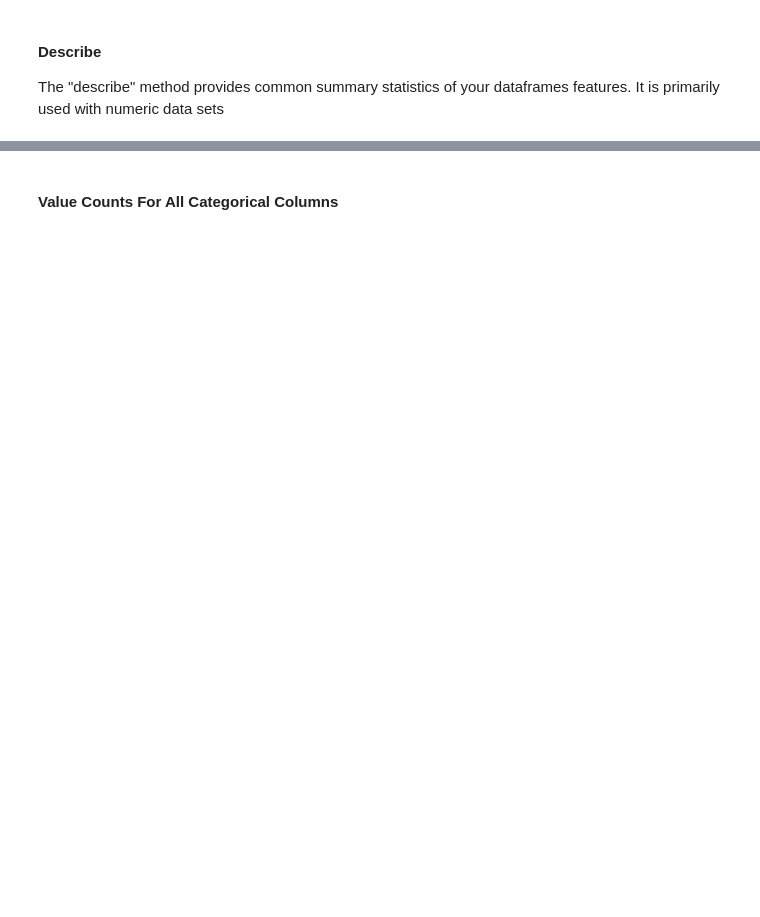
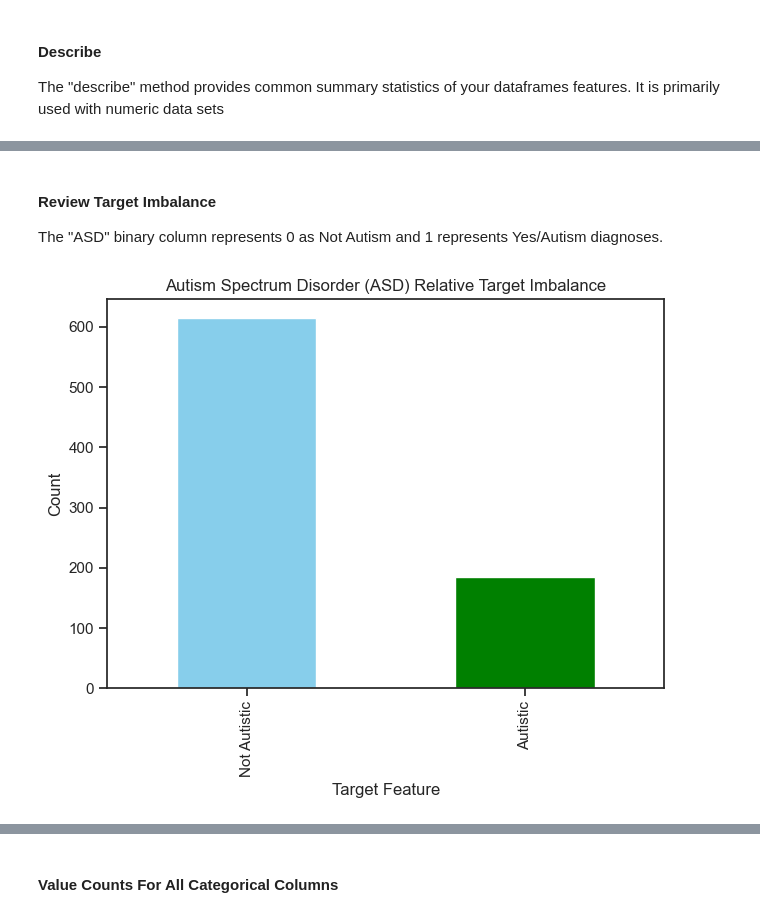
Before and after one commit to duncancalvert/ds_notes, a Jupyter notebook: reusable_templates/predictive_analytics_structured_data/ml_classification_w_structured_data.ipynb, the cells around one changed output, grey strips where cells are left out. Saved outputs shown, nothing was run; the diff lists cells and outputs as text; code cells hidden in the pictures; blank space fills up the shorter version.

```diff
--- a/reusable_templates/predictive_analytics_structured_data/ml_classification_w_structured_data.ipynb
+++ b/reusable_templates/predictive_analytics_structured_data/ml_classification_w_structured_data.ipynb
@@ -73,7 +78,8 @@ pd.options.display.float_format = '{:,.7}'.format
 # %% [markdown]
 #### Loading a CSV
 # %%
-df = pd.read_csv('/Users/attis/Desktop/Autism-prediction/train.csv')
+df_train = pd.read_csv('/Users/attis/Desktop/Autism-prediction/train.csv')
+df_test = pd.read_csv('/Users/attis/Desktop/Autism-prediction/test.csv')
 # %% [markdown]
 #### Loading an Excel
 # %%
@@ -200,0 +250,14 @@ df.describe()
+# %% [markdown]
+#### Review Target Imbalance
+
+The "ASD" binary column represents 0 as Not Autism and 1 represents Yes/Autism diagnoses.
+# %%
+df_train['ASD'].value_counts().plot(kind='bar',
+                                    color=['skyblue', 'green'],
+                                    xlabel='Target Feature',
+                                    ylabel='Count',
+                                    title='Autism Spectrum Disorder (ASD) Relative Target Imbalance')
+plt.xticks([0, 1], ['Not Autistic', 'Autistic'])  # Set x-tick labels
+plt.show()
+# %% [output]
+[figure, added]
```
Also changed, not shown: parts of 41 cells of this notebook, 1 other file.
